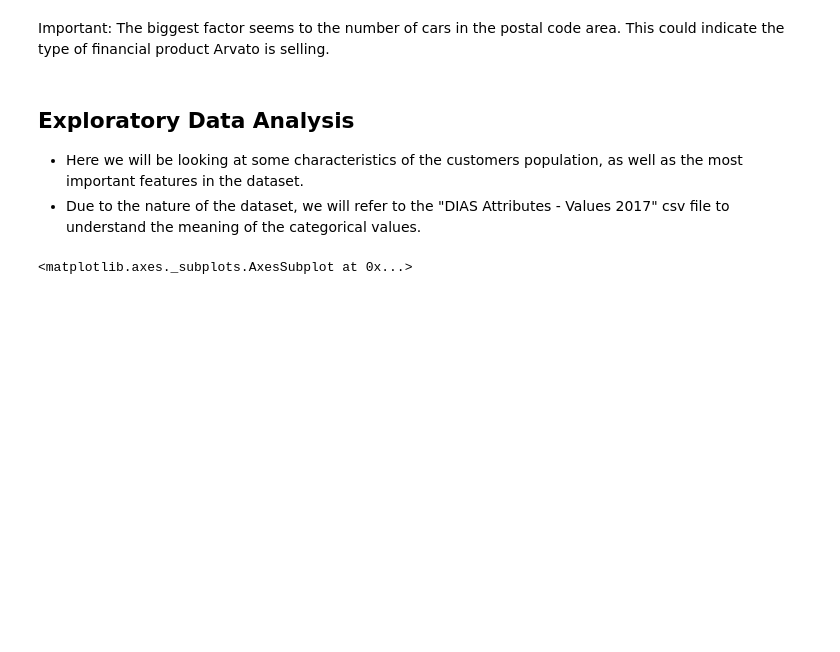
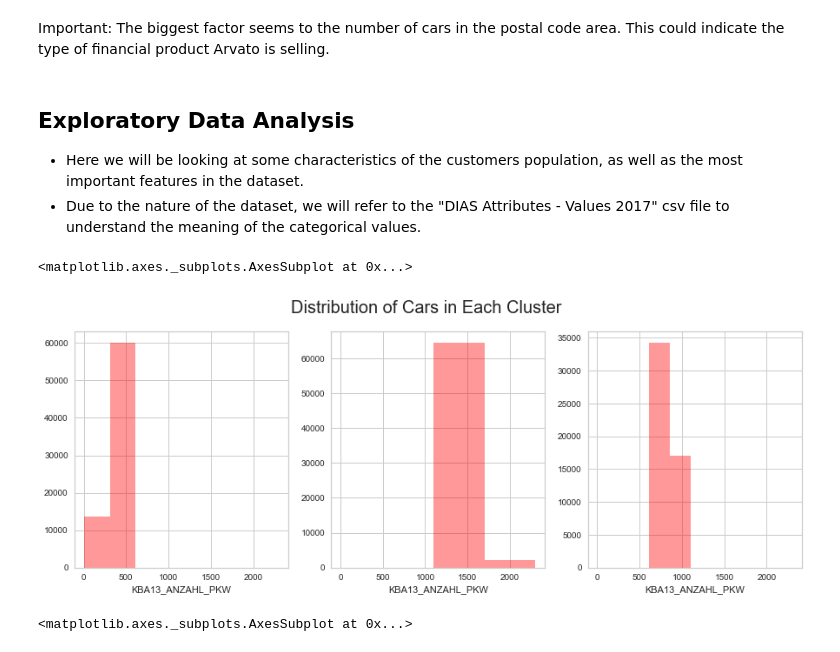
Before and after one commit to Danieldacruz7/Customer-Segmentation-Modelling, a Jupyter notebook: Arvato Project Workbook.ipynb, the cells around one changed output. Cells and saved outputs as stored; diff of their text form; code cells hidden in the pictures; blank space fills up the shorter version.

```diff
--- a/Arvato Project Workbook.ipynb
+++ b/Arvato Project Workbook.ipynb
@@ -110,6 +120,6 @@ CUSTOMER_GROUP: 0.00%
 ONLINE_PURCHASE: 0.00%
 ANREDE_KZ: 0.00%
 # %%
-#for i in customers:
-#    print(i)
-#    print(customers[i].unique())
+for i in customers:
+    print(i)
+    print(customers[i].unique())
@@ -525,6 +582,16 @@ Important: The biggest factor seems to the number of cars in the postal code are
 ## Exploratory Data Analysis
 - Here we will be looking at some characteristics of the customers population, as well as the most important features in the dataset.
 - Due to the nature of the dataset, we will refer to the "DIAS Attributes - Values 2017" csv file to understand the meaning of the categorical values.
+# %%
+figure, axes = plt.subplots(1, 3, sharex=True, figsize=(15,5))
+figure.suptitle('Distribution of Cars in Each Cluster', fontsize=20)
+
+sns.distplot(dataframe_cluster_0['KBA13_ANZAHL_PKW'],  ax=axes[0], color ='red', bins = 2, kde = False)
+sns.distplot(dataframe_cluster_1['KBA13_ANZAHL_PKW'],  ax=axes[1], color ='red', bins = 2, kde = False)
+sns.distplot(dataframe_cluster_2['KBA13_ANZAHL_PKW'],  ax=axes[2], color ='red', bins = 2, kde = False)
+# %% [output]
+<matplotlib.axes._subplots.AxesSubplot at 0x...>
+[figure, added]
 # %%
 figure, axes = plt.subplots(1, 3, sharex=True, figsize=(15,5))
 figure.suptitle('Distribution of Age in Each Cluster', fontsize=20)
```
Also changed, not shown: parts of 26 cells of this notebook, 6 other files.
